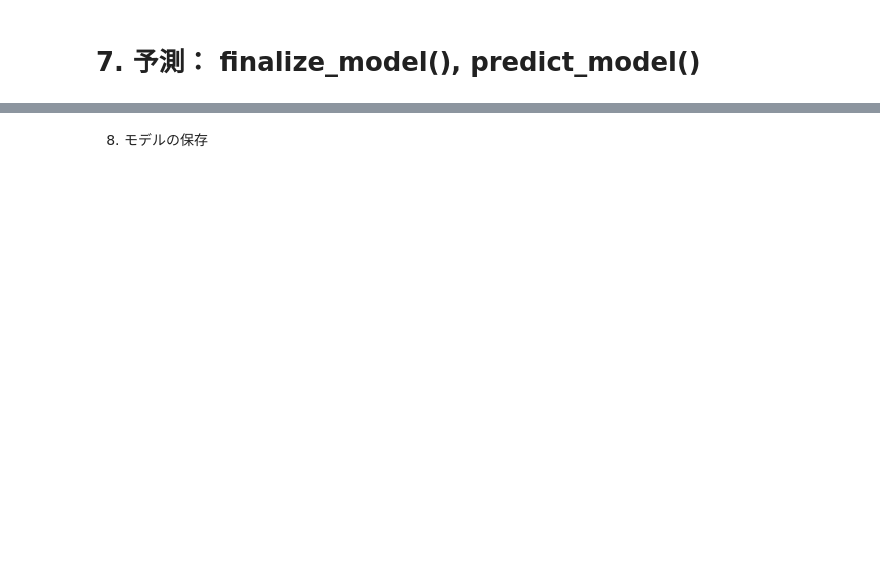
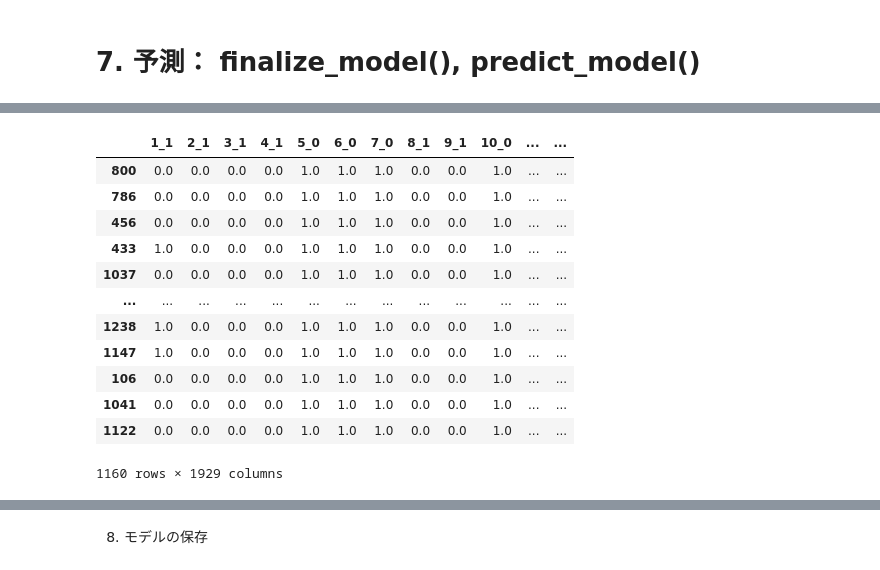
Before and after one commit to chemoinformatics-lecture/lecture-beginner, a Jupyter notebook: lesson07_automl/lecture_note_regression_colab.ipynb, the cells around one changed output, grey strips where cells are left out. Cells and saved outputs as stored; diff of their text form; code cells hidden in the pictures; blank space fills up the shorter version.

```diff
--- a/lesson07_automl/lecture_note_regression_colab.ipynb
+++ b/lesson07_automl/lecture_note_regression_colab.ipynb
@@ -425,0 +456,16 @@ unseen_predictions
+# %%
+X_train
+# %% [output]
+|  | 1_1 | 2_1 | 3_1 | 4_1 | 5_0 | 6_0 | 7_0 | 8_1 | 9_1 | 10_0 | ... | ... |
+| 800 | 0.0 | 0.0 | 0.0 | 0.0 | 1.0 | 1.0 | 1.0 | 0.0 | 0.0 | 1.0 | ... | ... |
+| 786 | 0.0 | 0.0 | 0.0 | 0.0 | 1.0 | 1.0 | 1.0 | 0.0 | 0.0 | 1.0 | ... | ... |
+| 456 | 0.0 | 0.0 | 0.0 | 0.0 | 1.0 | 1.0 | 1.0 | 0.0 | 0.0 | 1.0 | ... | ... |
+| 433 | 1.0 | 0.0 | 0.0 | 0.0 | 1.0 | 1.0 | 1.0 | 0.0 | 0.0 | 1.0 | ... | ... |
+| 1037 | 0.0 | 0.0 | 0.0 | 0.0 | 1.0 | 1.0 | 1.0 | 0.0 | 0.0 | 1.0 | ... | ... |
+| ... | ... | ... | ... | ... | ... | ... | ... | ... | ... | ... | ... | ... |
+| 1238 | 1.0 | 0.0 | 0.0 | 0.0 | 1.0 | 1.0 | 1.0 | 0.0 | 0.0 | 1.0 | ... | ... |
+| 1147 | 1.0 | 0.0 | 0.0 | 0.0 | 1.0 | 1.0 | 1.0 | 0.0 | 0.0 | 1.0 | ... | ... |
+| 106 | 0.0 | 0.0 | 0.0 | 0.0 | 1.0 | 1.0 | 1.0 | 0.0 | 0.0 | 1.0 | ... | ... |
+| 1041 | 0.0 | 0.0 | 0.0 | 0.0 | 1.0 | 1.0 | 1.0 | 0.0 | 0.0 | 1.0 | ... | ... |
+| 1122 | 0.0 | 0.0 | 0.0 | 0.0 | 1.0 | 1.0 | 1.0 | 0.0 | 0.0 | 1.0 | ... | ... |
+1160 rows × 1929 columns
```
Also changed, not shown: parts of 29 cells of this notebook.
